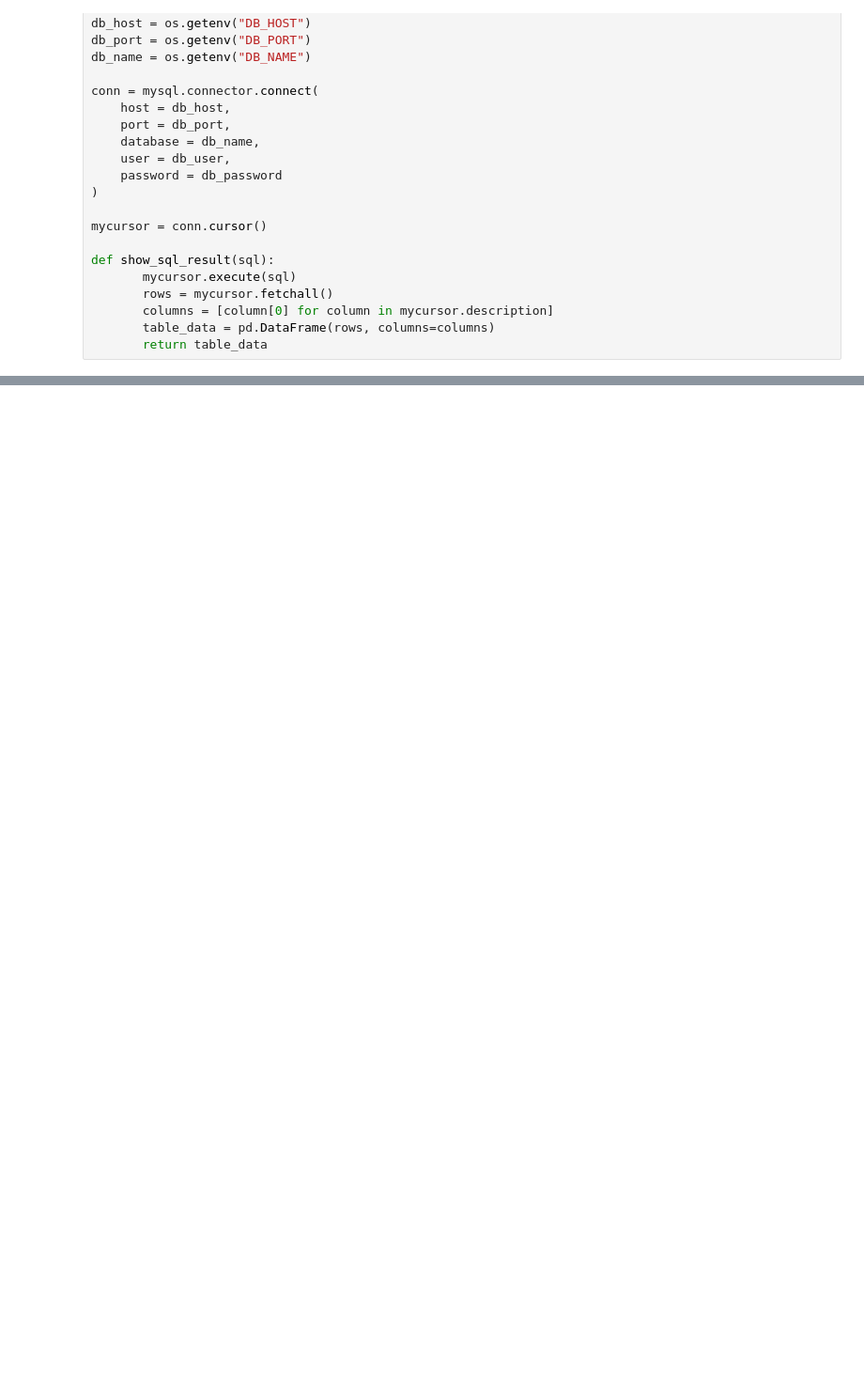
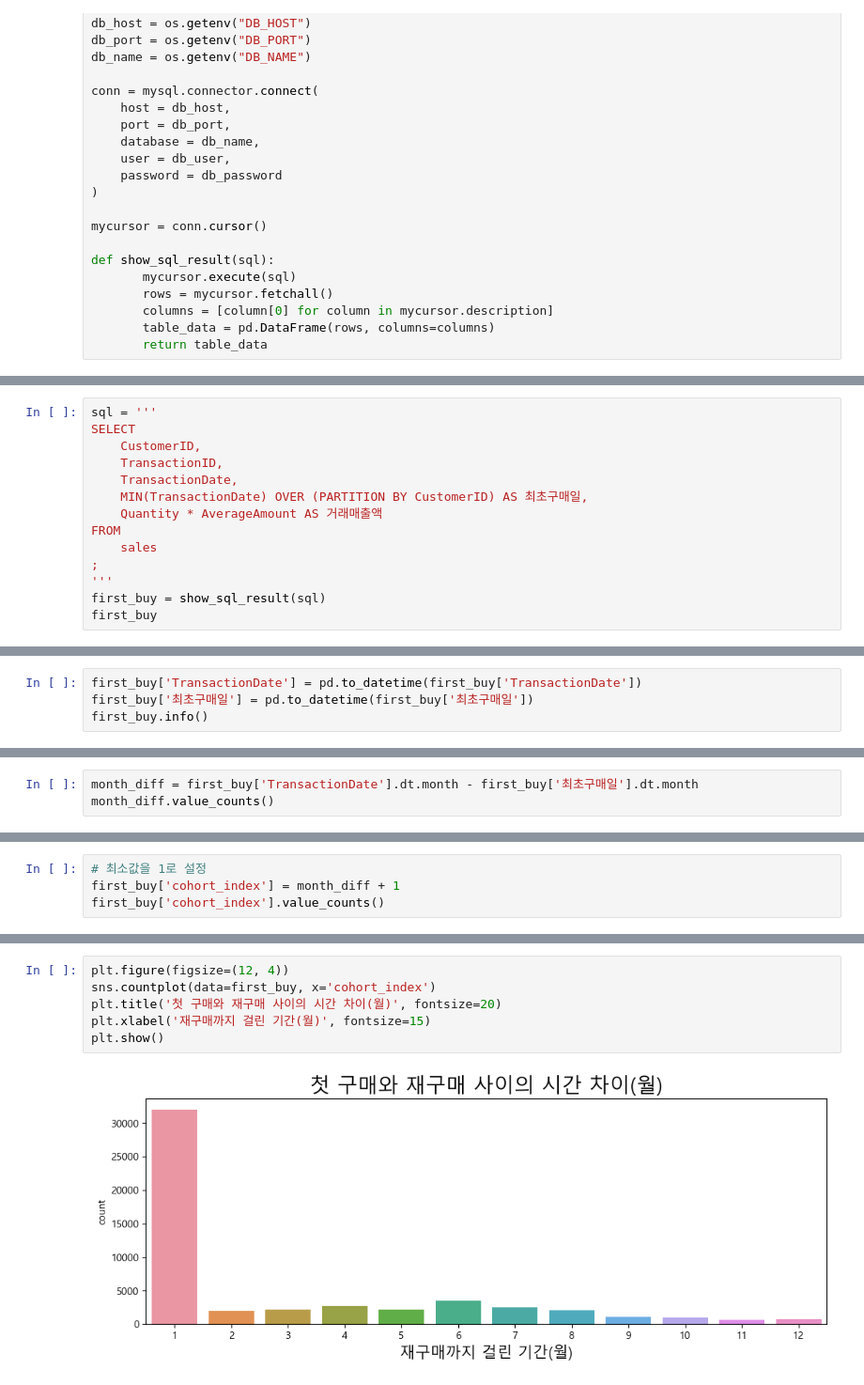
Before and after one commit to buzziru/ML_COMMERCE, a Jupyter notebook: eda/05_Cohort_CIG.ipynb, the cells around one changed output, grey strips where cells are left out. Shown at 94% size. Saved outputs shown, nothing was run; the diff lists cells and outputs as text; blank space fills up the shorter version.

Commit message:
cohort analysis

```diff
--- a/eda/05_Cohort_CIG.ipynb
+++ b/eda/05_Cohort_CIG.ipynb
@@ -54,0 +45,14 @@ data
+# %%
+sql = '''
+SELECT
+    CustomerID,
+    TransactionID,
+    TransactionDate,
+    MIN(TransactionDate) OVER (PARTITION BY CustomerID) AS 최초구매일,
+    Quantity * AverageAmount AS 거래매출액
+FROM
+    sales
+;
+'''
+first_buy = show_sql_result(sql)
+first_buy
@@ -54,0 +73,4 @@ data
+# %%
+first_buy['TransactionDate'] = pd.to_datetime(first_buy['TransactionDate'])
+first_buy['최초구매일'] = pd.to_datetime(first_buy['최초구매일'])
+first_buy.info()
@@ -54,0 +90,3 @@ data
+# %%
+month_diff = first_buy['TransactionDate'].dt.month - first_buy['최초구매일'].dt.month
+month_diff.value_counts()
@@ -54,0 +107,4 @@ data
+# %%
+# 최소값을 1로 설정
+first_buy['cohort_index'] = month_diff + 1
+first_buy['cohort_index'].value_counts()
@@ -54,0 +126,8 @@ data
+# %%
+plt.figure(figsize=(12, 4))
+sns.countplot(data=first_buy, x='cohort_index')
+plt.title('첫 구매와 재구매 사이의 시간 차이(월)', fontsize=20)
+plt.xlabel('재구매까지 걸린 기간(월)', fontsize=15)
+plt.show()
+# %% [output]
+[figure, added]
```
Also changed, not shown: parts of 47 cells of this notebook.
